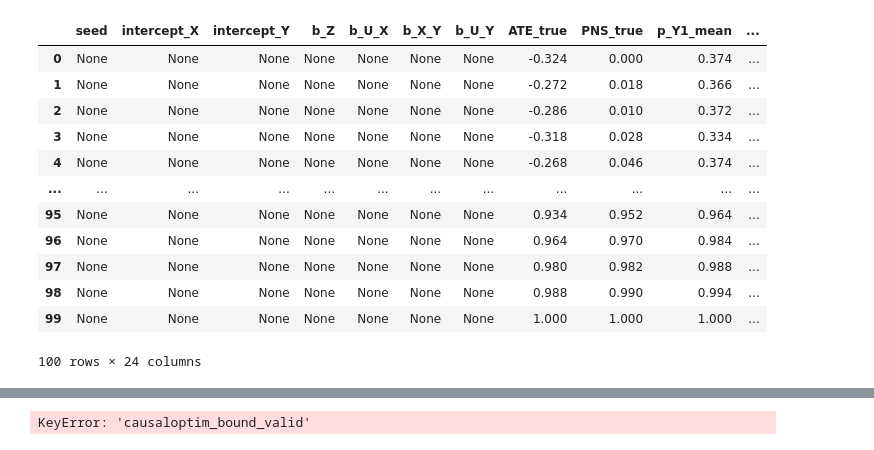
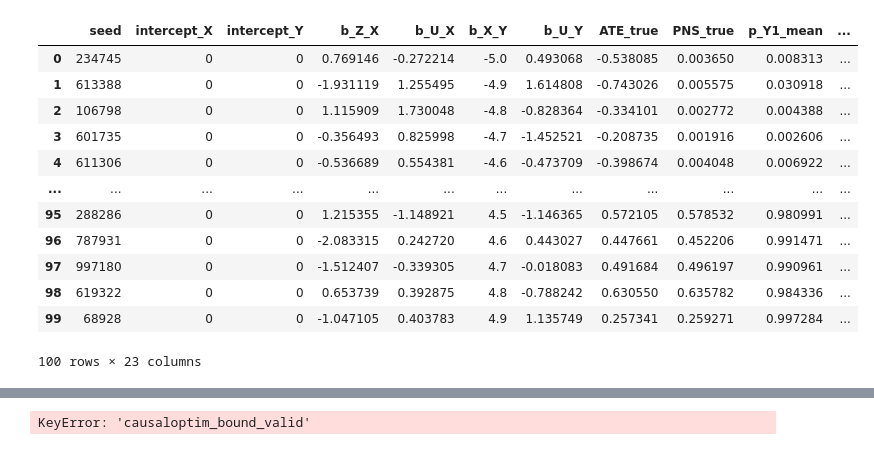
Before and after one commit to tmaringgele/causal-bounds, a Jupyter notebook: simulation_engine/test.ipynb, the cells around one changed output, grey strips where cells are left out. Cells and saved outputs as stored; diff of their text form; code cells hidden in the pictures.

```diff
--- a/simulation_engine/test.ipynb
+++ b/simulation_engine/test.ipynb
@@ -22,22 +22,22 @@ warnings.simplefilter(action='ignore', category=FutureWarning)
 
 from simulation_engine.algorithms.zaffalonbounds import ZaffalonBounds
 # %%
-data = BinaryIV.generate_response_type_data(N_simulations=100)
+data = BinaryIV.generate_data_rolling_ate(N_simulations=100)
 data
 # %% [output]
-|  | seed | intercept_X | intercept_Y | b_Z | b_U_X | b_X_Y | b_U_Y | ATE_true | PNS_true | p_Y1_mean | ... |
-| 0 | None | None | None | None | None | None | None | -0.324 | 0.000 | 0.374 | ... |
-| 1 | None | None | None | None | None | None | None | -0.272 | 0.018 | 0.366 | ... |
-| 2 | None | None | None | None | None | None | None | -0.286 | 0.010 | 0.372 | ... |
-| 3 | None | None | None | None | None | None | None | -0.318 | 0.028 | 0.334 | ... |
-| 4 | None | None | None | None | None | None | None | -0.268 | 0.046 | 0.374 | ... |
+|  | seed | intercept_X | intercept_Y | b_Z_X | b_U_X | b_X_Y | b_U_Y | ATE_true | PNS_true | p_Y1_mean | ... |
+| 0 | 234745 | 0 | 0 | 0.769146 | -0.272214 | -5.0 | 0.493068 | -0.538085 | 0.003650 | 0.008313 | ... |
+| 1 | 613388 | 0 | 0 | -1.931119 | 1.255495 | -4.9 | 1.614808 | -0.743026 | 0.005575 | 0.030918 | ... |
+| 2 | 106798 | 0 | 0 | 1.115909 | 1.730048 | -4.8 | -0.828364 | -0.334101 | 0.002772 | 0.004388 | ... |
+| 3 | 601735 | 0 | 0 | -0.356493 | 0.825998 | -4.7 | -1.452521 | -0.208735 | 0.001916 | 0.002606 | ... |
+| 4 | 611306 | 0 | 0 | -0.536689 | 0.554381 | -4.6 | -0.473709 | -0.398674 | 0.004048 | 0.006922 | ... |
 | ... | ... | ... | ... | ... | ... | ... | ... | ... | ... | ... | ... |
-| 95 | None | None | None | None | None | None | None | 0.934 | 0.952 | 0.964 | ... |
-| 96 | None | None | None | None | None | None | None | 0.964 | 0.970 | 0.984 | ... |
-| 97 | None | None | None | None | None | None | None | 0.980 | 0.982 | 0.988 | ... |
-| 98 | None | None | None | None | None | None | None | 0.988 | 0.990 | 0.994 | ... |
-| 99 | None | None | None | None | None | None | None | 1.000 | 1.000 | 1.000 | ... |
+| 95 | 288286 | 0 | 0 | 1.215355 | -1.148921 | 4.5 | -1.146365 | 0.572105 | 0.578532 | 0.980991 | ... |
+| 96 | 787931 | 0 | 0 | -2.083315 | 0.242720 | 4.6 | 0.443027 | 0.447661 | 0.452206 | 0.991471 | ... |
+| 97 | 997180 | 0 | 0 | -1.512407 | -0.339305 | 4.7 | -0.018083 | 0.491684 | 0.496197 | 0.990961 | ... |
+| 98 | 619322 | 0 | 0 | 0.653739 | 0.392875 | 4.8 | -0.788242 | 0.630550 | 0.635782 | 0.984336 | ... |
+| 99 | 68928 | 0 | 0 | -1.047105 | 0.403783 | 4.9 | 1.135749 | 0.257341 | 0.259271 | 0.997284 | ... |
-100 rows × 24 columns
+100 rows × 23 columns
 # %%
 binaryIV = BinaryIV('IV Dag', data)
 
```
Also changed, not shown: parts of 2 cells of this notebook, 1 other file.
